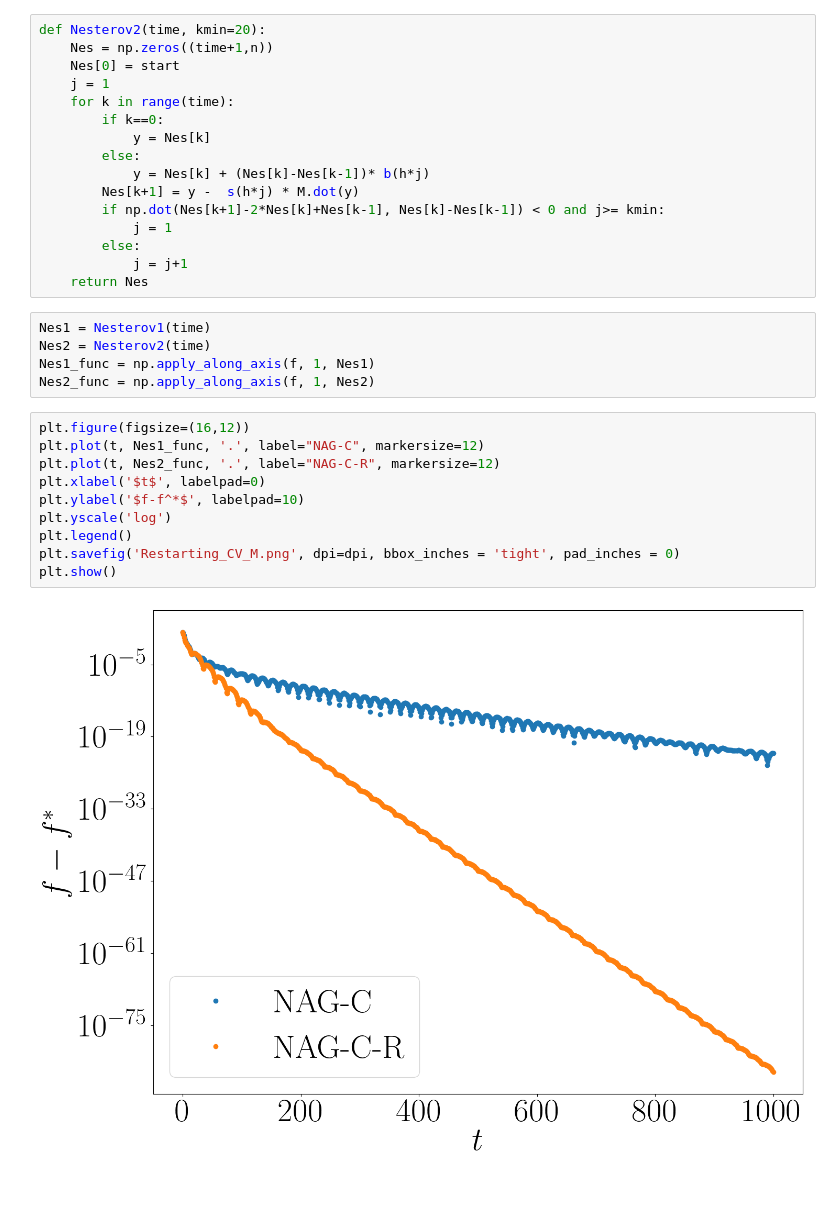
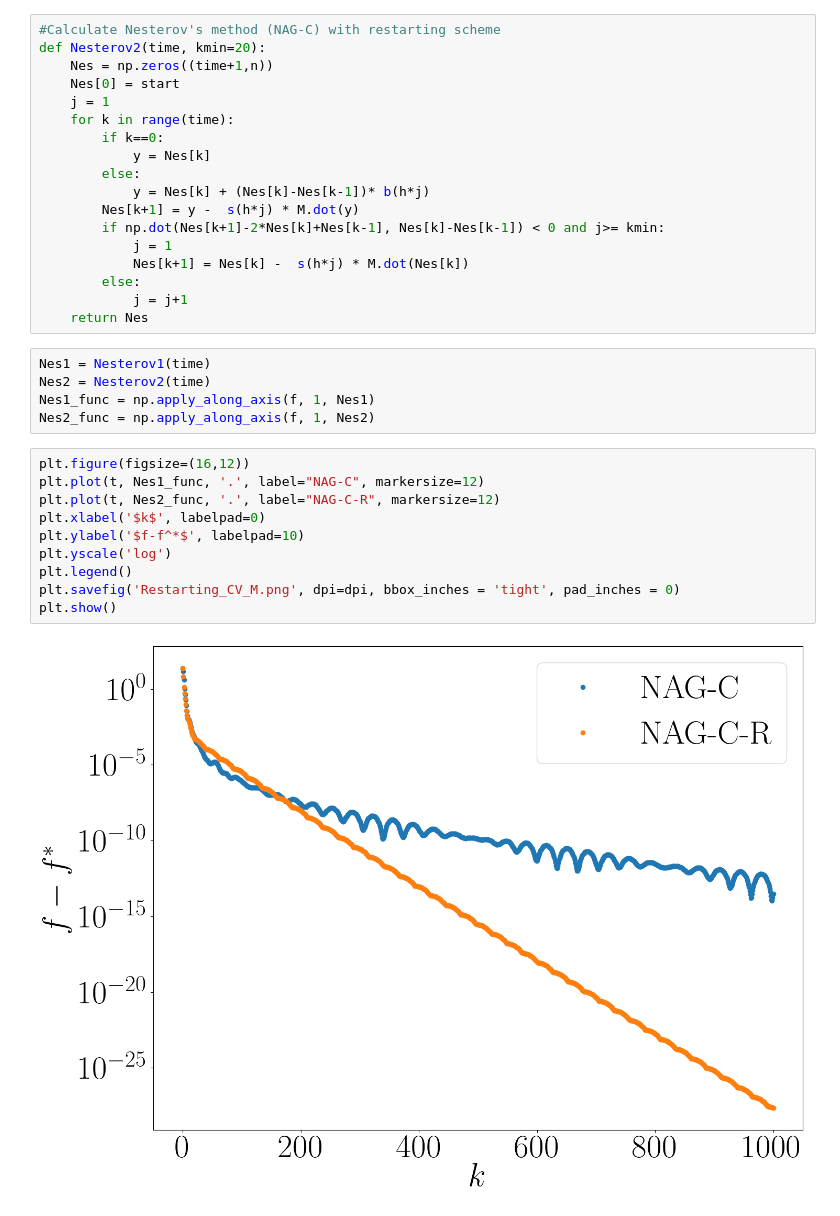
Before and after one commit to CORE-SNU/G-ODE-NAG, a Jupyter notebook: Ex5/Ex5-2.ipynb, the cells around one changed output. Cells and saved outputs as stored; diff of their text form.

```diff
--- a/Ex5/Ex5-2.ipynb
+++ b/Ex5/Ex5-2.ipynb
@@ -64,6 +74,7 @@ def Nesterov1(time):
         Nes[k+1] = y -  s(h*k) * M.dot(y)
     return Nes
 # %%
+#Calculate Nesterov's method (NAG-C) with restarting scheme
 def Nesterov2(time, kmin=20):
     Nes = np.zeros((time+1,n))
     Nes[0] = start
@@ -76,6 +87,7 @@ def Nesterov2(time, kmin=20):
         Nes[k+1] = y -  s(h*j) * M.dot(y)
         if np.dot(Nes[k+1]-2*Nes[k]+Nes[k-1], Nes[k]-Nes[k-1]) < 0 and j>= kmin:
             j = 1
+            Nes[k+1] = Nes[k] -  s(h*j) * M.dot(Nes[k])
         else:
             j = j+1
     return Nes
@@ -87,12 +99,12 @@ Nes2_func = np.apply_along_axis(f, 1, Nes2)
 # %%
 plt.figure(figsize=(16,12))
 plt.plot(t, Nes1_func, '.', label="NAG-C", markersize=12)
 plt.plot(t, Nes2_func, '.', label="NAG-C-R", markersize=12)
-plt.xlabel('$t$', labelpad=0)
+plt.xlabel('$k$', labelpad=0)
 plt.ylabel('$f-f^*$', labelpad=10)
 plt.yscale('log')
 plt.legend()
 plt.savefig('Restarting_CV_M.png', dpi=dpi, bbox_inches = 'tight', pad_inches = 0)
 plt.show()
 # %% [output]
-[figure, old version]
+[figure, new version]
```
Also changed, not shown: parts of 4 cells of this notebook, 13 other files.
